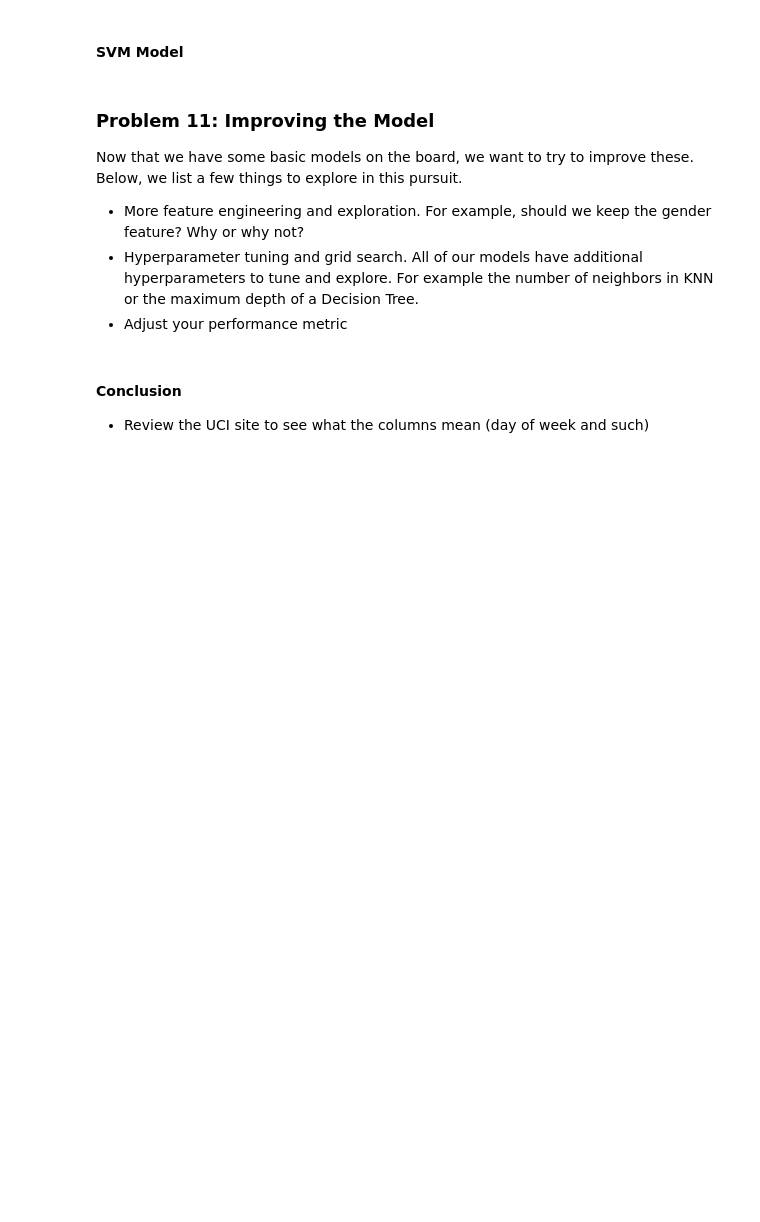
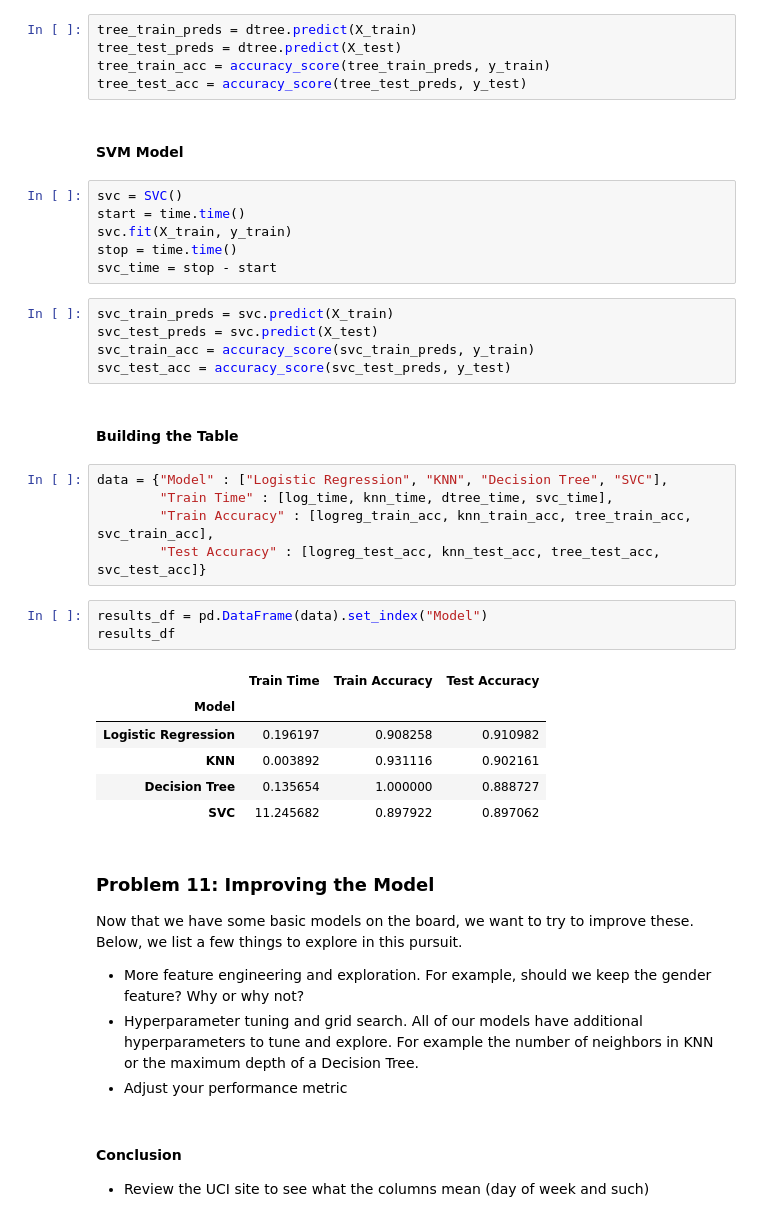
Before and after one commit to Lois-Wong/Marketing-Subscription-Classification, a Jupyter notebook: PAA_III.ipynb, the cells around one changed output. Cells and saved outputs as stored; diff of their text form; blank space fills up the shorter version.

```diff
--- a/PAA_III.ipynb
+++ b/PAA_III.ipynb
@@ -321,5 +347,38 @@ Now, we aim to compare the performance of the Logistic Regression model to our K
+# %%
+tree_train_preds = dtree.predict(X_train)
+tree_test_preds = dtree.predict(X_test)
+tree_train_acc = accuracy_score(tree_train_preds, y_train)
+tree_test_acc = accuracy_score(tree_test_preds, y_test)
 # %% [markdown]
 #### SVM Model
+# %%
+svc = SVC()
+start = time.time()
+svc.fit(X_train, y_train)
+stop = time.time()
+svc_time = stop - start
+# %%
+svc_train_preds = svc.predict(X_train)
+svc_test_preds = svc.predict(X_test)
+svc_train_acc = accuracy_score(svc_train_preds, y_train)
+svc_test_acc = accuracy_score(svc_test_preds, y_test)
+# %% [markdown]
+#### Building the Table
+# %%
+data = {"Model" : ["Logistic Regression", "KNN", "Decision Tree", "SVC"],
+        "Train Time" : [log_time, knn_time, dtree_time, svc_time],
+        "Train Accuracy" : [logreg_train_acc, knn_train_acc, tree_train_acc, svc_train_acc],
+        "Test Accuracy" : [logreg_test_acc, knn_test_acc, tree_test_acc, svc_test_acc]}
+# %%
+results_df = pd.DataFrame(data).set_index("Model")
+results_df
+# %% [output]
+|  | Train Time | Train Accuracy | Test Accuracy |
+| Model |  |  |  |
+| Logistic Regression | 0.196197 | 0.908258 | 0.910982 |
+| KNN | 0.003892 | 0.931116 | 0.902161 |
+| Decision Tree | 0.135654 | 1.000000 | 0.888727 |
+| SVC | 11.245682 | 0.897922 | 0.897062 |
 # %% [markdown]
 ### Problem 11: Improving the Model
 
```
Also changed, not shown: parts of 7 cells of this notebook.
